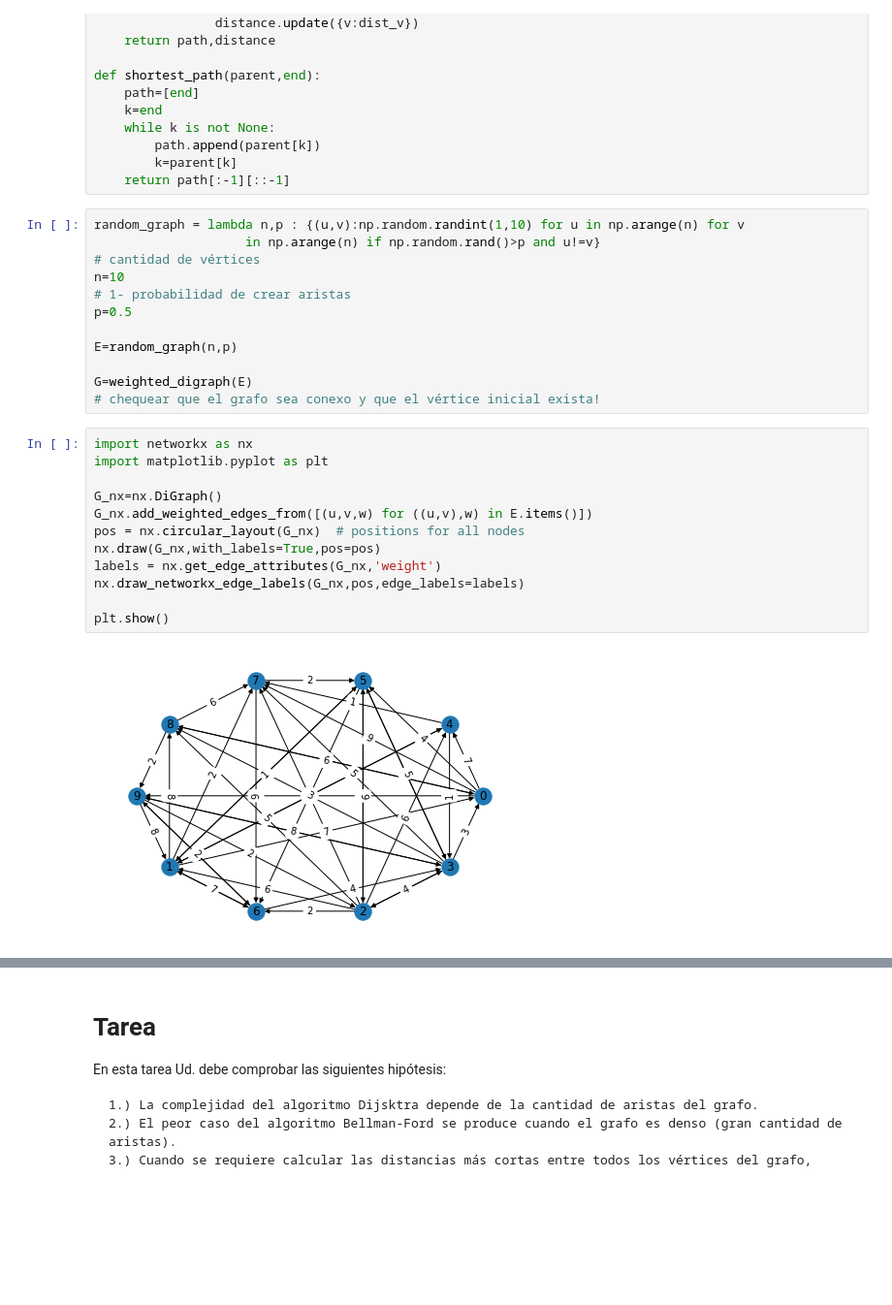
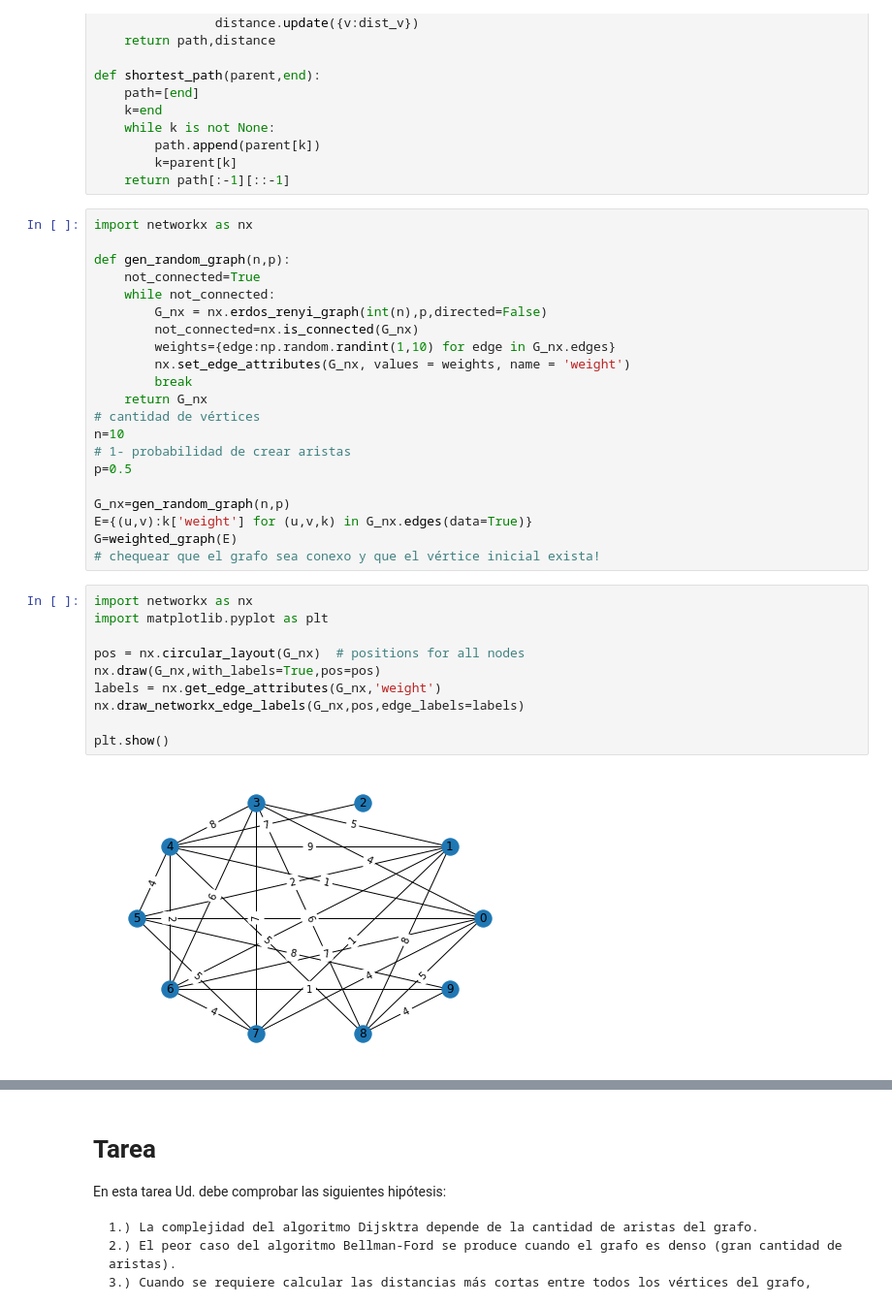
Before and after one commit to sherna90/analisis_algoritmos, a Jupyter notebook: 5.-programacion_dinamica_grafos.ipynb, the cells around one changed output, grey strips where cells are left out. Shown at 97% size. Drawn from its saved outputs; the diff is of its cells as text; blank space fills up the shorter version.

```diff
--- a/5.-programacion_dinamica_grafos.ipynb
+++ b/5.-programacion_dinamica_grafos.ipynb
@@ -68,31 +111,38 @@ def shortest_path(parent,end):
         k=parent[k]
     return path[:-1][::-1]
 # %%
-random_graph = lambda n,p : {(u,v):np.random.randint(1,10) for u in np.arange(n) for v
-                    in np.arange(n) if np.random.rand()>p and u!=v}
+import networkx as nx
+
+def gen_random_graph(n,p):
+    not_connected=True
+    while not_connected:
+        G_nx = nx.erdos_renyi_graph(int(n),p,directed=False)
+        not_connected=nx.is_connected(G_nx)
+        weights={edge:np.random.randint(1,10) for edge in G_nx.edges}
+        nx.set_edge_attributes(G_nx, values = weights, name = 'weight')
+        break
+    return G_nx
 # cantidad de vértices
 n=10
 # 1- probabilidad de crear aristas
 p=0.5
 
-E=random_graph(n,p)
-
-G=weighted_digraph(E)
+G_nx=gen_random_graph(n,p)
+E={(u,v):k['weight'] for (u,v,k) in G_nx.edges(data=True)}
+G=weighted_graph(E)
 # chequear que el grafo sea conexo y que el vértice inicial exista!
 # %%
 import networkx as nx
 import matplotlib.pyplot as plt
 
-G_nx=nx.DiGraph()
-G_nx.add_weighted_edges_from([(u,v,w) for ((u,v),w) in E.items()])
 pos = nx.circular_layout(G_nx)  # positions for all nodes
 nx.draw(G_nx,with_labels=True,pos=pos)
 labels = nx.get_edge_attributes(G_nx,'weight')
 nx.draw_networkx_edge_labels(G_nx,pos,edge_labels=labels)
 
 plt.show()
 # %% [output]
-[figure, old version]
+[figure, new version]
 # %%
 start=0
 path,distance=dijkstra(G,start)
```
Also changed, not shown: parts of 11 cells of this notebook.
